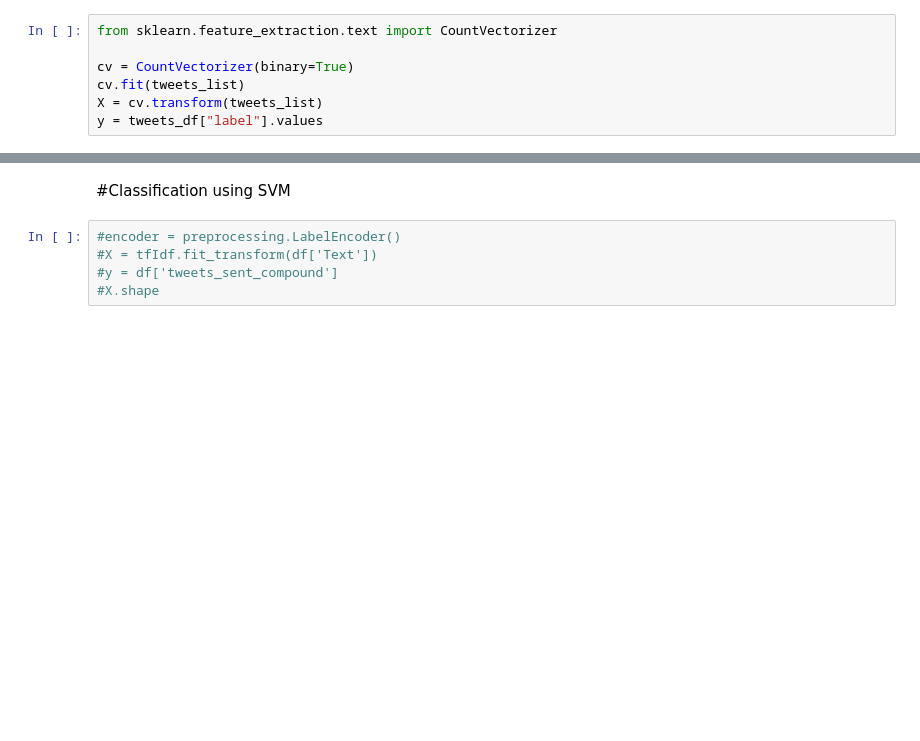
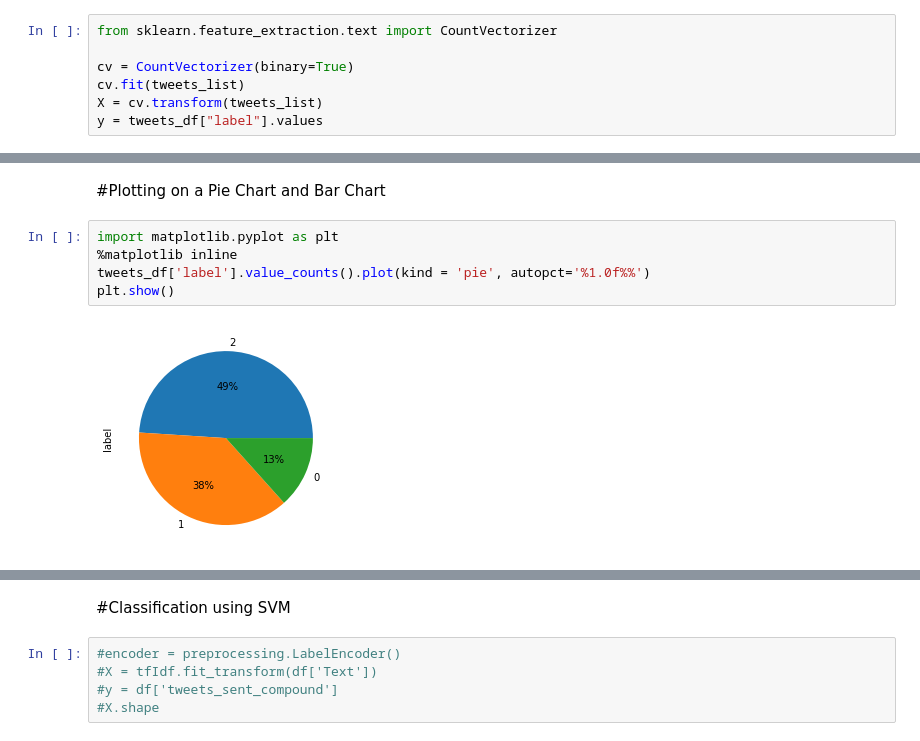
Before and after one commit to JoanWaweru/IS2Project, a Jupyter notebook: SafaricomProject.ipynb, the cells around one changed output, grey strips where cells are left out. Saved outputs shown, nothing was run; the diff lists cells and outputs as text; blank space fills up the shorter version.

```diff
--- a/SafaricomProject.ipynb
+++ b/SafaricomProject.ipynb
@@ -315,0 +337,9 @@ y = tweets_df["label"].values
+# %% [markdown]
+#Plotting on a Pie Chart and Bar Chart
+# %%
+import matplotlib.pyplot as plt
+%matplotlib inline
+tweets_df['label'].value_counts().plot(kind = 'pie', autopct='%1.0f%%')
+plt.show()
+# %% [output]
+[figure, added]
```
Also changed, not shown: parts of 4 cells of this notebook.
